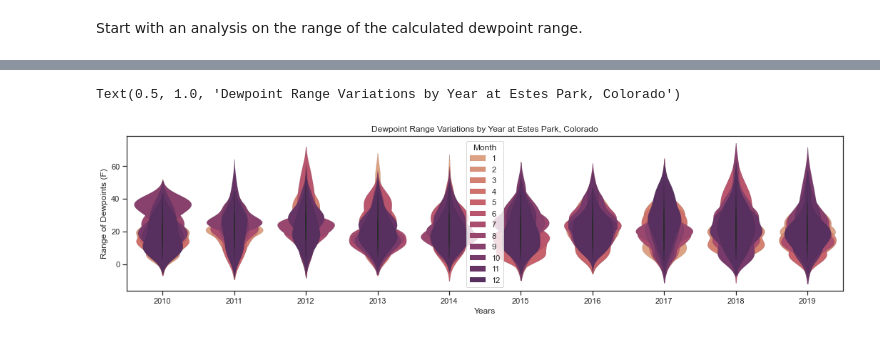
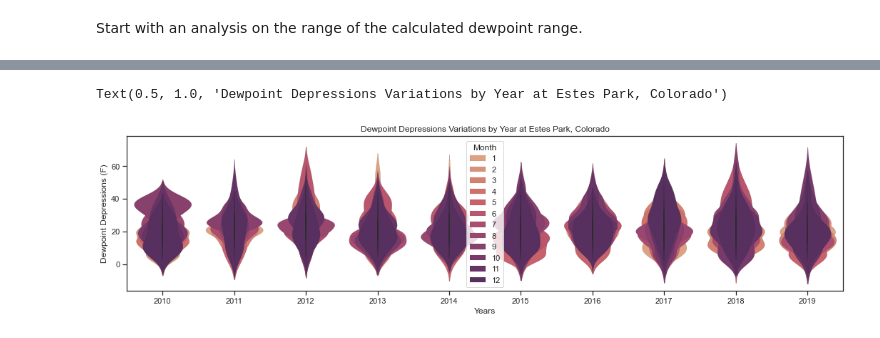
Before and after one commit to ubco-W2022T1-cosc301/project-group29, a Jupyter notebook: notebooks/analysis1.ipynb, the cells around one changed output, grey strips where cells are left out. Drawn from its saved outputs; the diff is of its cells as text; code cells hidden in the pictures.

```diff
--- a/notebooks/analysis1.ipynb
+++ b/notebooks/analysis1.ipynb
@@ -322,9 +339,9 @@ sns.jointplot(x='avg_dew',y='ran_dew', data=df_3, kind='hex')
 # %%
 plt.figure(figsize=(18,4))
 sns.violinplot(data=df_3,x='Year',y='dep_dew',hue="Month",linewidth=0.1,dodge=False,palette='flare')
 plt.xlabel("Years")
-plt.ylabel("Range of Dewpoint Depressions (F)")
+plt.ylabel("Dewpoint Depressions (F)")
 plt.title("Dewpoint Depressions Variations by Year at Estes Park, Colorado")
 # %% [output]
-Text(0.5, 1.0, 'Dewpoint Range Variations by Year at Estes Park, Colorado')
+Text(0.5, 1.0, 'Dewpoint Depressions Variations by Year at Estes Park, Colorado')
-[figure, old version]
+[figure, new version]
```
Also changed, not shown: parts of 8 cells of this notebook.
